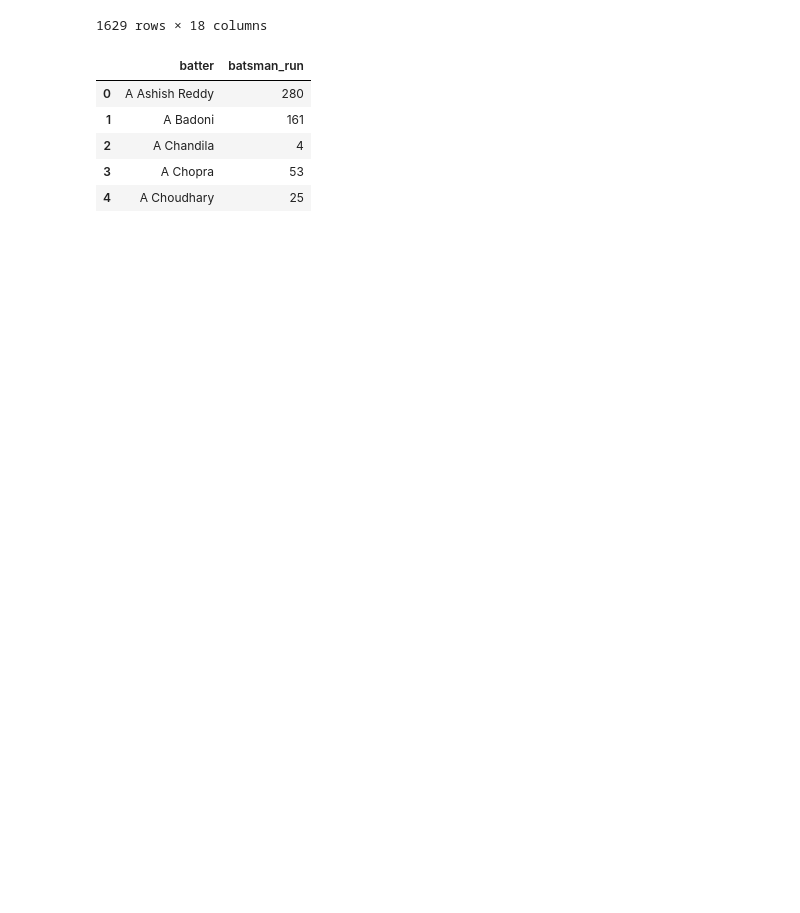
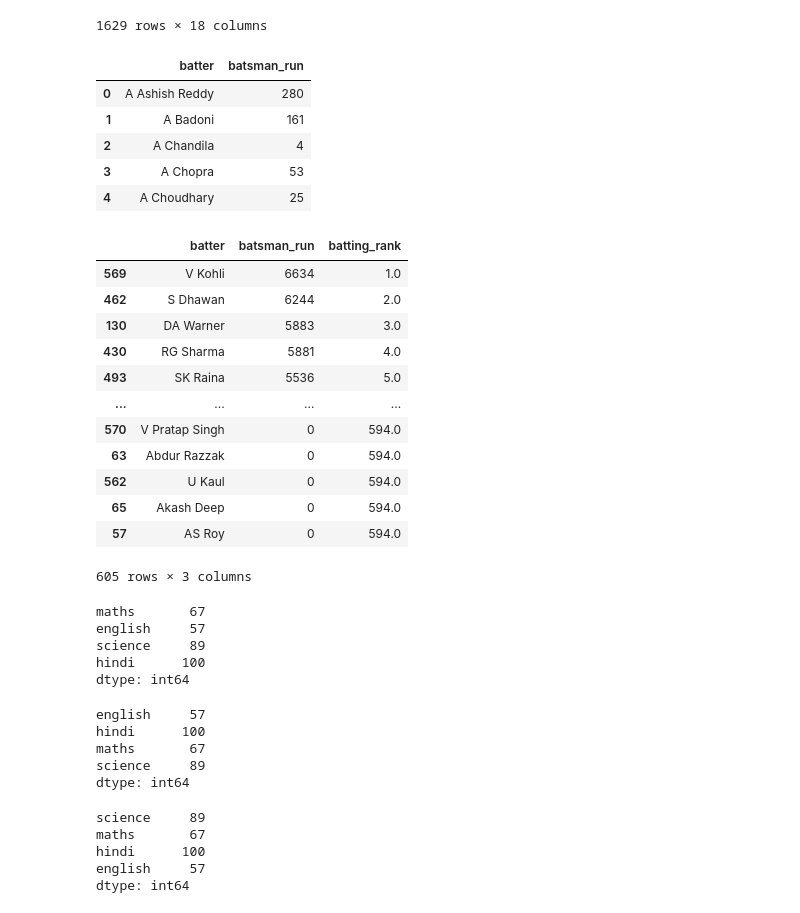
Before and after one commit to amitmishra-cs/Python-for-data-Science-2024, a Jupyter notebook: 05_Pandas/01_pandas.ipynb, the cells around one changed output. Drawn from its saved outputs; the diff is of its cells as text; code cells hidden in the pictures; blank space fills up the shorter version.

```diff
--- a/05_Pandas/01_pandas.ipynb
+++ b/05_Pandas/01_pandas.ipynb
@@ -1744,3 +1744,20 @@ batsman.head()
 | 2 | A Chandila | 4 |
 | 3 | A Chopra | 53 |
 | 4 | A Choudhary | 25 |
+# %%
+batsman['batting_rank'] =batsman['batsman_run'].rank(ascending=False)
+batsman.sort_values('batting_rank')
+# %% [output]
+|  | batter | batsman_run | batting_rank |
+| 569 | V Kohli | 6634 | 1.0 |
+| 462 | S Dhawan | 6244 | 2.0 |
+| 130 | DA Warner | 5883 | 3.0 |
+| 430 | RG Sharma | 5881 | 4.0 |
+| 493 | SK Raina | 5536 | 5.0 |
+| ... | ... | ... | ... |
+| 570 | V Pratap Singh | 0 | 594.0 |
+| 63 | Abdur Razzak | 0 | 594.0 |
+| 562 | U Kaul | 0 | 594.0 |
+| 65 | Akash Deep | 0 | 594.0 |
+| 57 | AS Roy | 0 | 594.0 |
+605 rows × 3 columns
@@ -1746,0 +1766,32 @@ batsman.head()
+# %%
+marks = {
+    'maths':67,
+    'english':57,
+    'science':89,
+    'hindi':100
+}
+
+marks_series = pd.Series(marks)
+marks_series
+# %% [output]
+maths       67
+english     57
+science     89
+hindi      100
+dtype: int64
+# %%
+marks_series.sort_index()
+# %% [output]
+english     57
+hindi      100
+maths       67
+science     89
+dtype: int64
+# %%
+marks_series.sort_index(ascending=False)
+# %% [output]
+science     89
+maths       67
+hindi      100
+english     57
+dtype: int64
```
Also changed, not shown: parts of 2 cells of this notebook.
